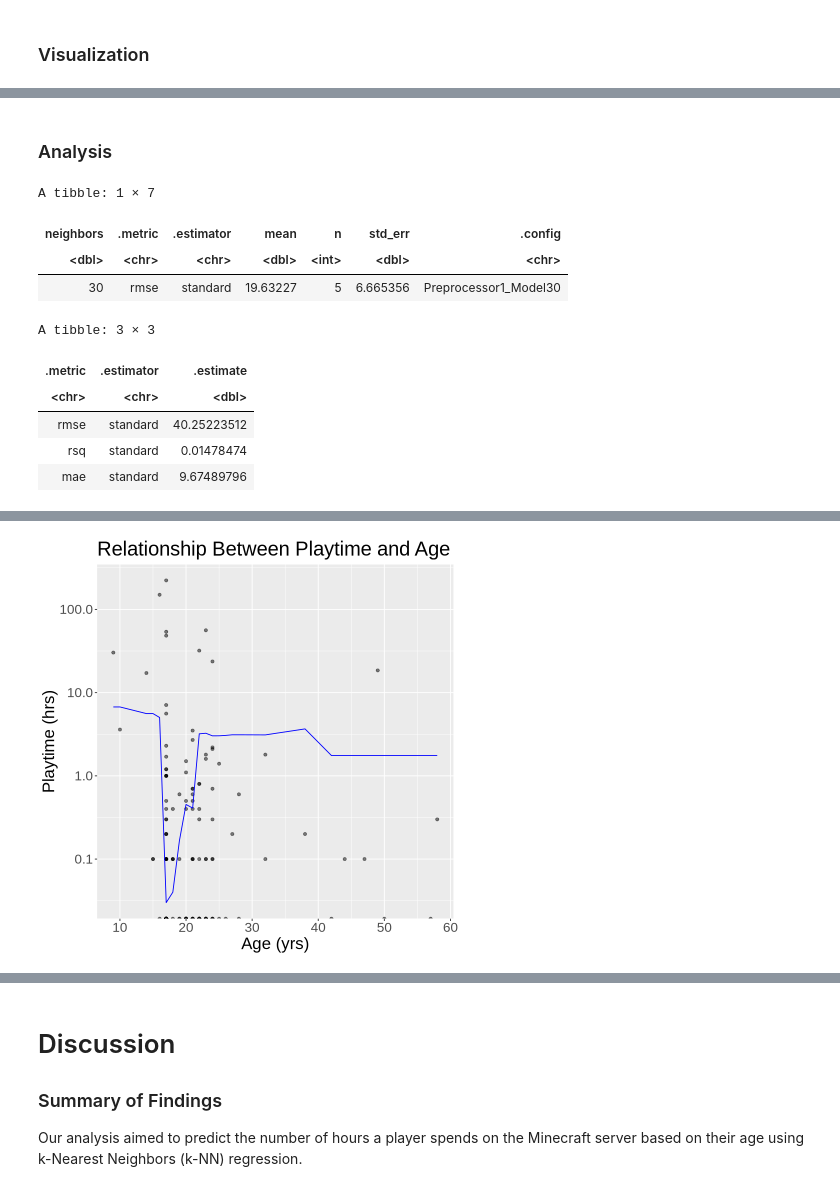
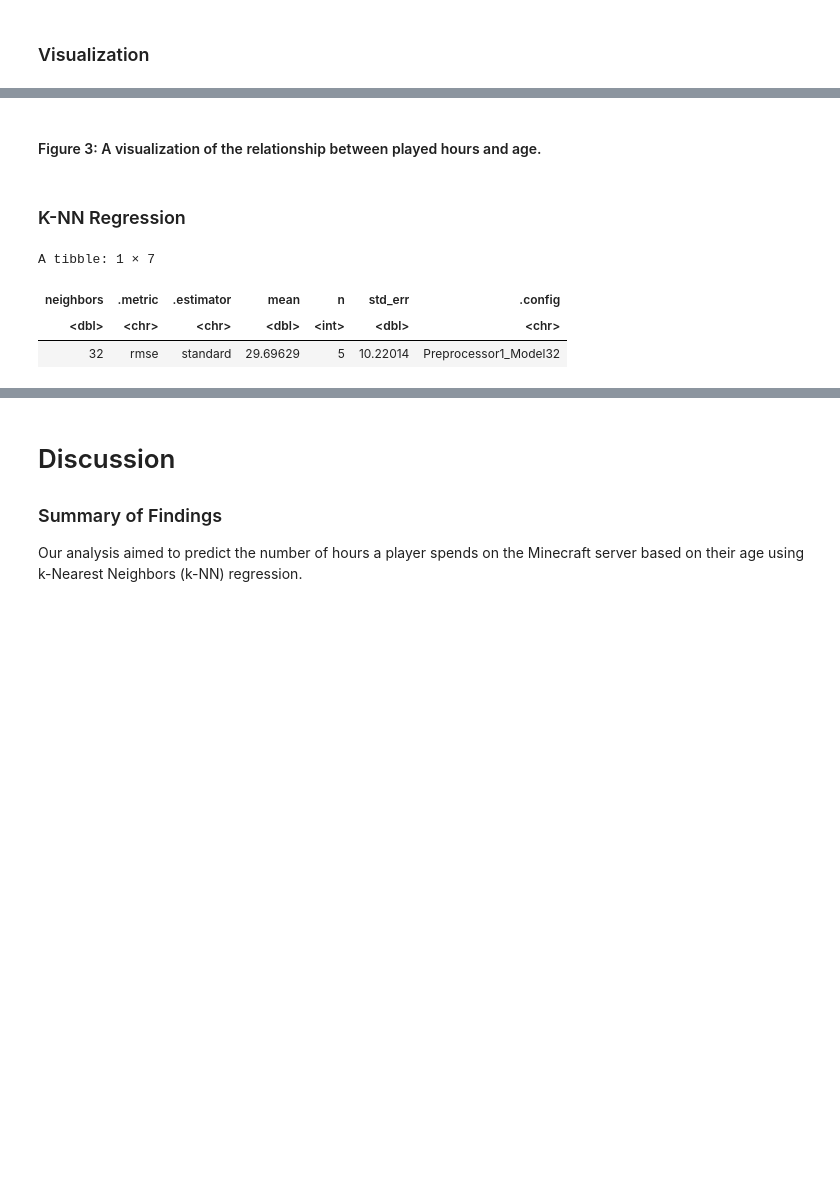
Before and after one commit to Warren-2003/dsci-100-2025w1-group-27, a Jupyter notebook: Project Final Report.ipynb, the cells around one changed output, grey strips where cells are left out. Cells and saved outputs as stored; diff of their text form; code cells hidden in the pictures; blank space fills up the shorter version.

```diff
--- a/Project Final Report.ipynb
+++ b/Project Final Report.ipynb
@@ -86,6 +75,7 @@ A tibble: 6 × 7
 # %%
 players_wrangled <- players |>
     select(played_hours, Age) |>
+    filter(played_hours != 0) |>
     na.omit()
 
 head(players_wrangled, 6)
@@ -139,5 +122,7 @@ Warning message in scale_y_log10():
+# %% [markdown]
+#### Figure 3: A visualization of the relationship between played hours and age.
 # %% [markdown]
-### Analysis
+### K-NN Regression
 # %%
 set.seed(11)
 
@@ -146,69 +131,32 @@ players_train <- training(players_split)
 players_test <- testing(players_split)
 
 players_spec <- nearest_neighbor(weight_func = "rectangular", neighbors = tune()) |>
       set_engine("kknn") |>
       set_mode("regression")
 
 players_recipe <- recipe(played_hours ~ Age, data = players_train) |>
       step_scale(all_predictors()) |>
       step_center(all_predictors())
 
 players_workflow <- workflow() |>
     add_recipe(players_recipe) |>
     add_model(players_spec)
 
 players_vfold <- vfold_cv(players_train, v = 5, strata = played_hours)
 
 gridvals <- tibble(neighbors = seq(from = 1, to = 50, by = 1))
 
 players_results <- players_workflow |>
     tune_grid(resamples = players_vfold, grid = gridvals) |>
     collect_metrics()
 
 players_min <- players_results |>
     filter(.metric == "rmse") |>
-    slice_min(mean, n = 1)
+    filter(mean == min(mean))
 
 players_min
-
-k_min <- players_min |>
-         pull(neighbors)
-
-players_best_spec <- nearest_neighbor(weight_func = "rectangular", neighbors = k_min) |>
-         set_engine("kknn") |>
-         set_mode("regression")
-
-players_best_fit <- workflow() |>
-         add_recipe(players_recipe) |>
-         add_model(players_best_spec) |>
-         fit(data = players_train)
-
-players_summary <- players_best_fit |>
-          predict(players_test) |>
-          bind_cols(players_test) |>
-          metrics(truth = played_hours, estimate = .pred)
-
-players_summary
-
-players_preds <- predict(players_best_fit, players_train) |>
-    bind_cols(players_train)
-
-players_plot <- ggplot(players_preds, aes(x = Age, y = played_hours)) +
-    geom_point(alpha = 0.5) +
-    geom_line(aes(y = .pred), color = "blue") +
-    scale_y_log10() +
-    labs(y = "Playtime (hrs)", x = "Age (yrs)", title = "Relationship Between Playtime and Age") +
-    theme(text = element_text(size = 20))
-
-players_plot
 # %% [output]
 A tibble: 1 × 7
 | neighbors | .metric | .estimator | mean | n | std_err | .config |
 | <dbl> | <chr> | <chr> | <dbl> | <int> | <dbl> | <chr> |
-| 30 | rmse | standard | 19.63227 | 5 | 6.665356 | Preprocessor1_Model30 |
+| 32 | rmse | standard | 29.69629 | 5 | 10.22014 | Preprocessor1_Model32 |
-A tibble: 3 × 3
-| .metric | .estimator | .estimate |
-| <chr> | <chr> | <dbl> |
-| rmse | standard | 40.25223512 |
-| rsq | standard | 0.01478474 |
-| mae | standard | 9.67489796 |
@@ -217 +162,0 @@ Warning message in scale_y_log10():
-[figure, removed]
```
Also changed, not shown: parts of 13 cells of this notebook.
